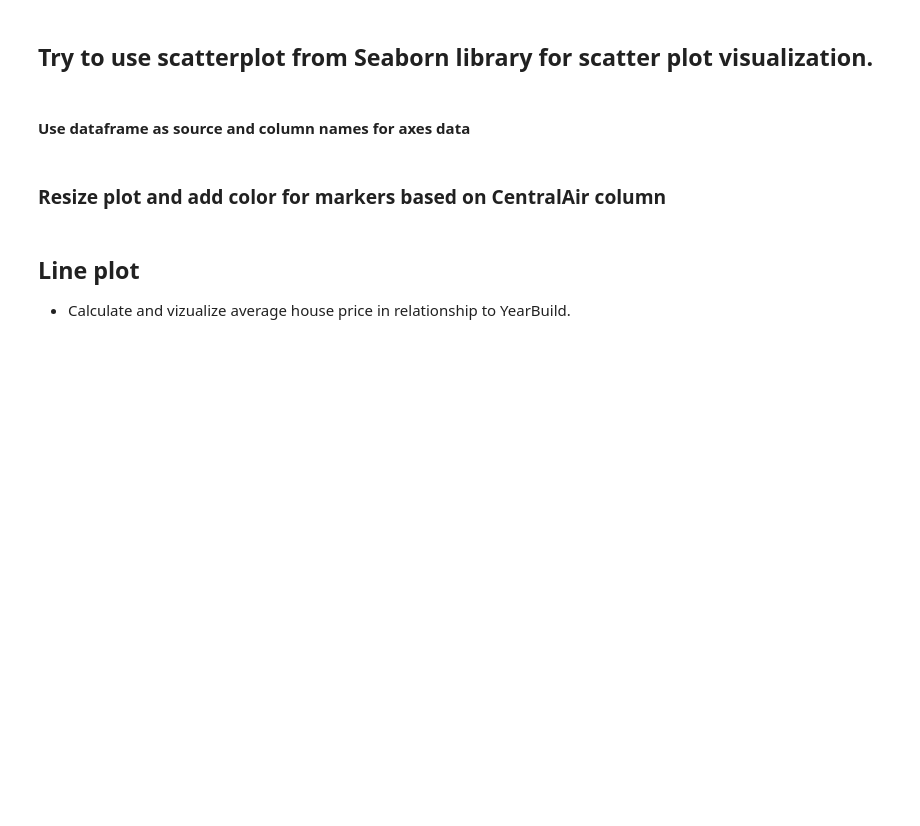
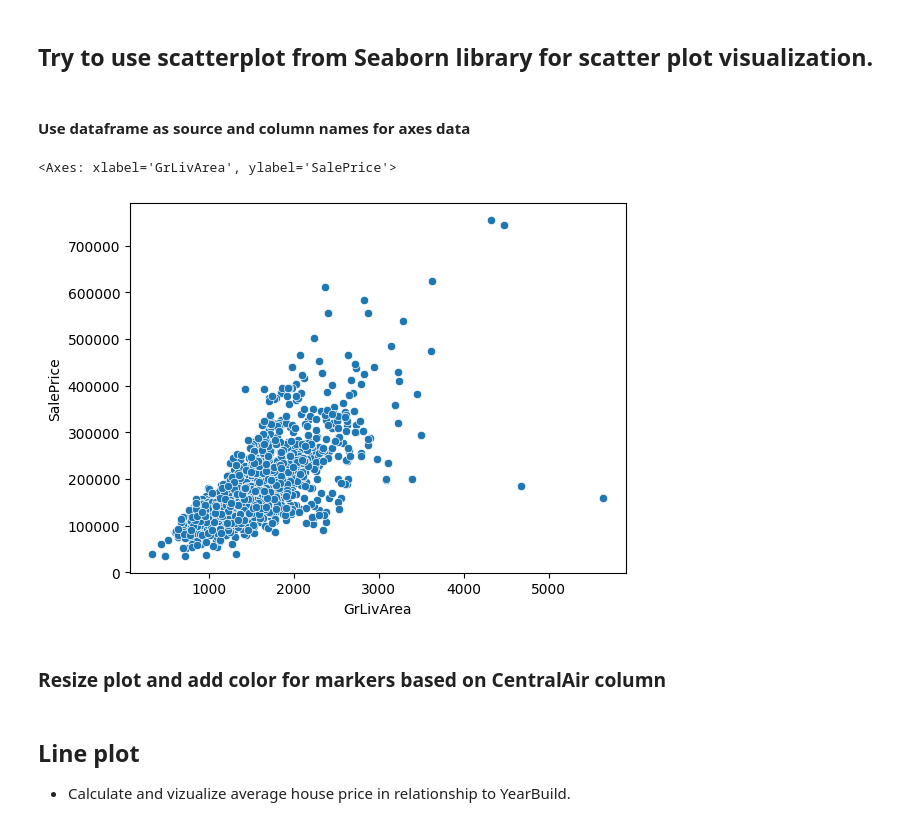
Before and after one commit to deenyse/VSB_ZSU, a Jupyter notebook: fml_01.ipynb, the cells around one changed output. Cells and saved outputs as stored; diff of their text form; code cells hidden in the pictures; blank space fills up the shorter version.

```diff
--- a/fml_01.ipynb
+++ b/fml_01.ipynb
@@ -505,5 +505,10 @@ plt.show()
 ## Try to use scatterplot from **Seaborn** library for scatter plot visualization.
 # %% [markdown]
 #### Use dataframe as source and column names for axes data
+# %%
+sns.scatterplot(data=df, x=df.GrLivArea, y=df.SalePrice)
+# %% [output]
+<Axes: xlabel='GrLivArea', ylabel='SalePrice'>
+[figure, added]
 # %% [markdown]
 ### Resize plot and add color for markers based on CentralAir column
```
Also changed, not shown: parts of 5 cells of this notebook.
